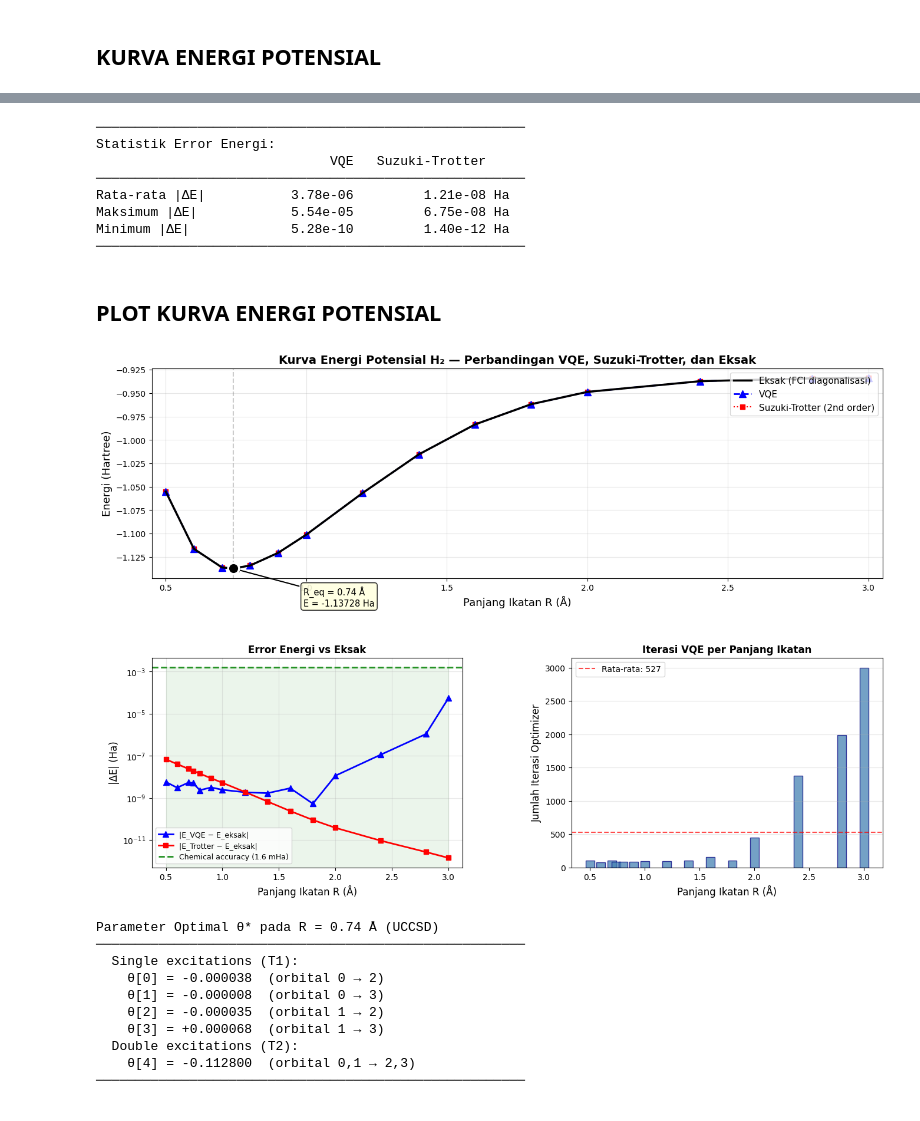
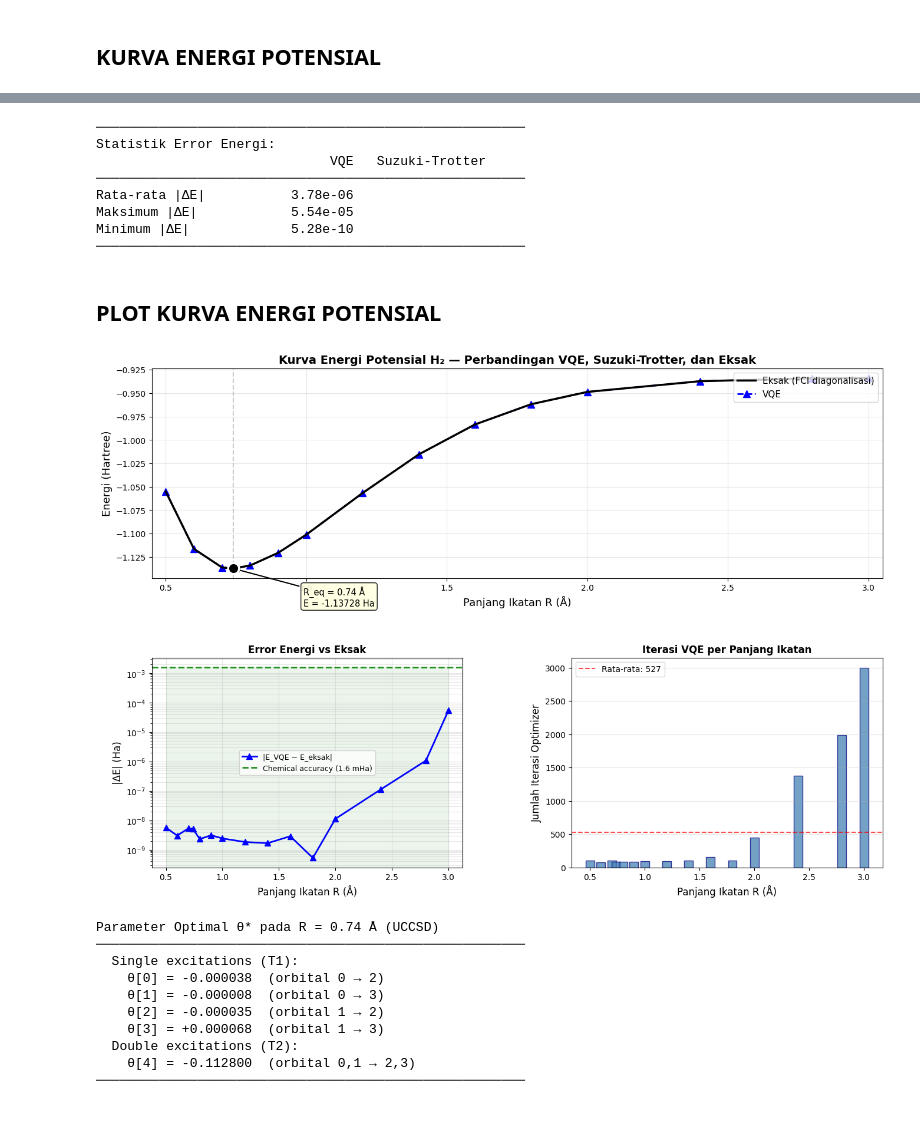
Before and after one commit to nesyaputrih/quantum-computing, a Jupyter notebook: simulasi_hidrogen/VQEH2_UCCSDHamiltonianManual.ipynb, the cells around one changed output, grey strips where cells are left out. Cells and saved outputs as stored; diff of their text form; code cells hidden in the pictures.

```diff
--- a/simulasi_hidrogen/VQEH2_UCCSDHamiltonianManual.ipynb
+++ b/simulasi_hidrogen/VQEH2_UCCSDHamiltonianManual.ipynb
@@ -160,23 +160,3 @@ def prepare_hf_state(n_qubits, n_electrons):
     n_electrons : jumlah elektron (untuk inisialisasi HF state)
     depth       : jumlah lapisan Ry-CNOT
     cnot_layer  : matrix CNOT entangling (precomputed)
-# %%
-#hardware efficient ansantz
-'''
-def prepare_ansatz(params, n_qubits, n_electrons, depth, cnot_layer):
-    psi = prepare_hf_state(n_qubits, n_electrons)
-    idx = 0
-
-    for d in range(depth + 1):
-        # Lapisan Ry pada semua qubit secara berurutan
-        for q in range(n_qubits):
-            Ry  = kron_gate(ry_gate(params[idx]), q, n_qubits)
-            psi = Ry @ psi
-            idx += 1
-
-        # Lapisan CNOT entangling (kecuali setelah Ry layer terakhir)
-        if d < depth:
-            psi = cnot_layer @ psi
-
-    return psi
-'''
@@ -485,27 +449,17 @@ for R in bond_lengths:
     E_vqe    = vqe_res['E_vqe'] + E_nuc
     delta_v  = abs(E_vqe - E_exact)
 
-    #suzuki-trotter
-    U_trot       = suzuki_trotter(T_mat, V_mat, DT, N_STEPS)
-    psi_trot     = U_trot @ psi0
-    psi_trot    /= np.linalg.norm(psi_trot)
-    E_trot       = expect_value(psi_trot, H_mat) + E_nuc
-    delta_t      = abs(E_trot - E_exact)
-
     results.append({
         'bond_length'   : R,
         'E_exact'       : E_exact,
         'E_vqe'         : E_vqe,
-        'E_trotter'     : E_trot,
         'delta_vqe'     : delta_v,
-        'delta_trotter' : delta_t,
         'n_iters_vqe'   : vqe_res['n_iters'],
         'history_vqe'   : vqe_res['energy_history'],
         'E_nuc'         : E_nuc,
     })
 
-    print(f"  {R:5.2f}   │  {E_exact:11.6f}  │  {E_vqe:11.6f}  │  "
-          f"{E_trot:11.6f}  │  {delta_v:.2e}")
+    print(f"  {R:5.2f}   │  {E_exact:11.6f}  │  {E_vqe:11.6f}  │  {delta_v:.2e}")
 # %% [output]
 ─────────────────────────────────────────────────────────────────────────────
    R(Å) │   E_exact(Ha) │     E_VQE(Ha) │ E_Trotter(Ha) │ |ΔE_VQE|(Ha)
@@ -560,23 +512,23 @@ R (Å) E_exact (Ha) E_VQE (Ha) E_Trotter (Ha) |ΔE_VQE| (Ha) |ΔE_Trot| (Ha)  It
 # %%
 # Statistik ringkas
 dv = np.array([r['delta_vqe']     for r in results])
-dt = np.array([r['delta_trotter'] for r in results])
+
 print(f"\n{'─'*55}")
 print(f"Statistik Error Energi:")
 print(f"{'':20s} {'VQE':>12}   {'Suzuki-Trotter':>14}")
 print(f"{'─'*55}")
-print(f"{'Rata-rata |ΔE|':20s} {np.mean(dv):12.2e}   {np.mean(dt):14.2e} Ha")
-print(f"{'Maksimum |ΔE|':20s} {np.max(dv):12.2e}   {np.max(dt):14.2e} Ha")
-print(f"{'Minimum |ΔE|':20s} {np.min(dv):12.2e}   {np.min(dt):14.2e} Ha")
+print(f"{'Rata-rata |ΔE|':20s} {np.mean(dv):12.2e}")
+print(f"{'Maksimum |ΔE|':20s} {np.max(dv):12.2e}")
+print(f"{'Minimum |ΔE|':20s} {np.min(dv):12.2e}")
 print(f"{'─'*55}")
 # %% [output]
 ───────────────────────────────────────────────────────
 Statistik Error Energi:
                               VQE   Suzuki-Trotter
 ───────────────────────────────────────────────────────
-Rata-rata |ΔE|           3.78e-06         1.21e-08 Ha
-Maksimum |ΔE|            5.54e-05         6.75e-08 Ha
-Minimum |ΔE|             5.28e-10         1.40e-12 Ha
+Rata-rata |ΔE|           3.78e-06
+Maksimum |ΔE|            5.54e-05
+Minimum |ΔE|             5.28e-10
 ───────────────────────────────────────────────────────
 # %% [markdown]
 ## __PLOT KURVA ENERGI POTENSIAL__ ##
@@ -584,9 +536,7 @@ Minimum |ΔE|             5.28e-10         1.40e-12 Ha
 R_arr  = np.array([r['bond_length']   for r in results])
 E_ex   = np.array([r['E_exact']        for r in results])
 E_vq   = np.array([r['E_vqe']          for r in results])
-E_tr   = np.array([r['E_trotter']      for r in results])
 dv_arr = np.array([r['delta_vqe']      for r in results])
-dt_arr = np.array([r['delta_trotter']  for r in results])
 
 fig = plt.figure(figsize=(16, 11))
 gs  = gridspec.GridSpec(2, 2, hspace=0.38, wspace=0.35)
@@ -595,7 +545,6 @@ gs  = gridspec.GridSpec(2, 2, hspace=0.38, wspace=0.35)
 ax1 = fig.add_subplot(gs[0, :])
 ax1.plot(R_arr, E_ex, 'k-',   lw=2.5, zorder=5, label='Eksak (FCI diagonalisasi)')
 ax1.plot(R_arr, E_vq, 'b^--', lw=2.0, ms=8,  zorder=4, label=f'VQE')
-ax1.plot(R_arr, E_tr, 'rs:',  lw=1.5, ms=6,  zorder=3, label='Suzuki-Trotter (2nd order)')
 
 # Tandai minimum eksak
 idx_min = np.argmin(E_ex)
@@ -619,35 +568,34 @@ ax1.set_xlim(R_arr[0]-0.05, R_arr[-1]+0.05)
 
 # ── 2: Log error vs eksak ────────────────────────────────────────────
 ax2 = fig.add_subplot(gs[1, 0])
 ax2.semilogy(R_arr, dv_arr, 'b^-', lw=2, ms=7, label='|E_VQE − E_eksak|')
-ax2.semilogy(R_arr, dt_arr, 'rs-', lw=2, ms=6, label='|E_Trotter − E_eksak|')
 ax2.axhline(1.6e-3, color='green', ls='--', lw=2, alpha=0.85,
             label='Chemical accuracy (1.6 mHa)')
 ax2.fill_between(R_arr, 0, 1.6e-3, alpha=0.08, color='green')
 ax2.set_xlabel('Panjang Ikatan R (Å)', fontsize=12)
 ax2.set_ylabel('|ΔE| (Ha)', fontsize=12)
 ax2.set_title('Error Energi vs Eksak', fontsize=12, weight='bold')
 ax2.legend(fontsize=9)
 ax2.grid(True, alpha=0.3, which='both')
 
 # ── 3: Jumlah iterasi VQE ────────────────────────────────────────────
 ax3 = fig.add_subplot(gs[1, 1])
 bars = ax3.bar(R_arr, [r['n_iters_vqe'] for r in results],
                width=0.08, color='steelblue', alpha=0.75, edgecolor='navy')
 ax3.set_xlabel('Panjang Ikatan R (Å)', fontsize=12)
 ax3.set_ylabel('Jumlah Iterasi Optimizer', fontsize=12)
 ax3.set_title('Iterasi VQE per Panjang Ikatan', fontsize=12, weight='bold')
 ax3.grid(True, alpha=0.3, axis='y')
 
 # Anotasi rata-rata
 avg_iters = np.mean([r['n_iters_vqe'] for r in results])
 ax3.axhline(avg_iters, color='red', ls='--', lw=1.5, alpha=0.7,
             label=f'Rata-rata: {avg_iters:.0f}')
 ax3.legend(fontsize=10)
 
 plt.show()
 # %% [output]
-[figure, old version]
+[figure, new version]
 # %%
 # Analisis Parameter Optimal & Verifikasi Final State (R = 0.74 Å)
 # ══════════════════════════════════════════════════════════════════════
```
Also changed, not shown: parts of 6 cells of this notebook.
